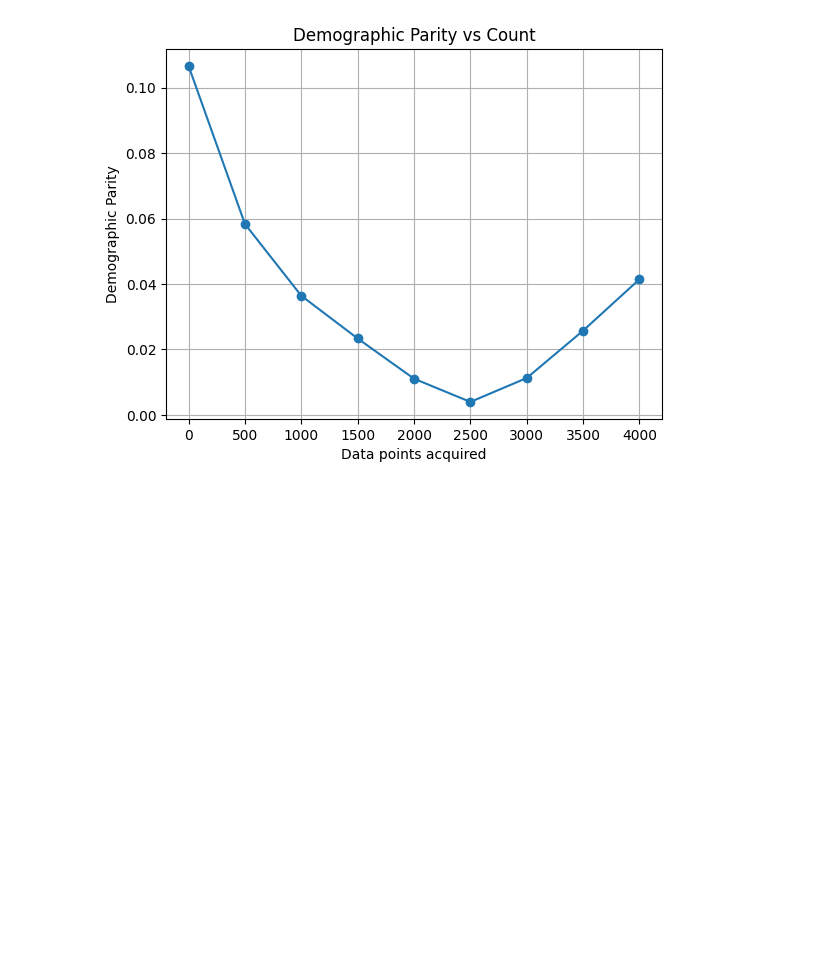
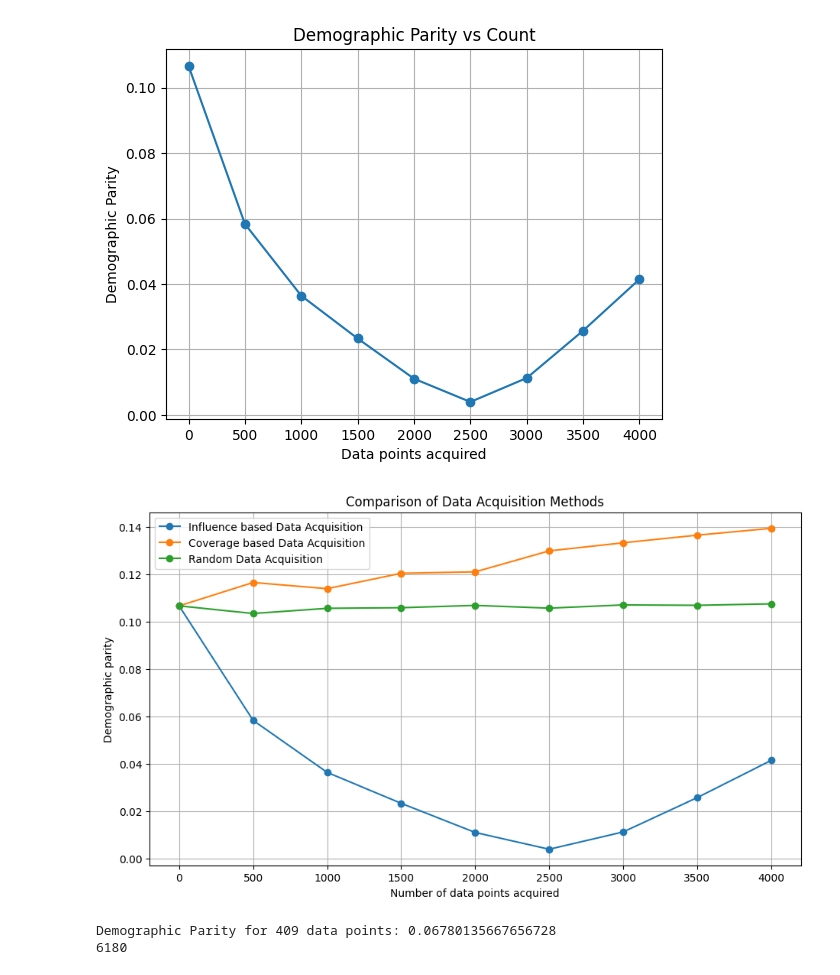
Before and after one commit to ekta0596/DataAcquisition-valuation, a Jupyter notebook: CompasDatasetInfluence.ipynb, the cells around one changed output. Cells and saved outputs as stored; diff of their text form; code cells hidden in the pictures; blank space fills up the shorter version.

```diff
--- a/CompasDatasetInfluence.ipynb
+++ b/CompasDatasetInfluence.ipynb
@@ -379,5 +605,63 @@ plt.grid(True)
 plt.show()
 # %% [output]
 [figure]
+# %%
+# Data for Influence based Data Acquisition calculating influence
+counts1 = list(dp_inf.keys())
+# counts_modified1 = [count / 8 for count in counts1]
+dp_values1 = list(dp_inf.values())
+
+
+# Data for Coverage based Data Acquisition
+counts2 = [0, 500, 1000, 1500, 2000, 2500, 3000, 3500, 4000]
+dp_values2 = [0.1066456, 0.11651, 0.11390, 0.12040, 0.12100, 0.129852, 0.13326, 0.13648, 0.13937]
+
+# Data for Random Data Acquisition
+counts3 = [0, 500, 1000, 1500, 2000, 2500, 3000, 3500, 4000]
+dp_values3 = [0.1066456, 0.1034437, 0.105614, 0.105865, 0.106849, 0.10568, 0.107044, 0.10688, 0.10750]
+plt.figure(figsize=(11, 6))
+
+# Plotting the dp values against the counts
+plt.plot(counts1, dp_values1, marker='o', label='Influence based Data Acquisition')
+plt.plot(counts2, dp_values2, marker='o', label='Coverage based Data Acquisition')
+plt.plot(counts3, dp_values3, marker='o', label='Random Data Acquisition')
+
+plt.title('Comparison of Data Acquisition Methods')
+plt.xlabel('Number of data points acquired')
+plt.ylabel('Demographic parity')
+plt.grid(True)
+plt.legend()  # Show legend with labels
+plt.show()
+# %% [output]
+[figure, added]
 # %%
 #2550 data points
+# %%
+# Influence based data acquisition for a particular number of data points
+
+# count_to_check = 2 #for threshold 10
+# count_to_check = 41 #for threshold = 50
+# count_to_check = 189 #for threshold = 100
+# count_to_check = 10 #for threshold = 200, 190 datapoints are already there
+# count_to_check = 1605 for threshold = 1000
+count_to_check = 409
+
+x_train_a = np.copy(X_train)
+y_train_a = np.copy(y_train)
+
+count =0
+
+for index, res in sorted_result_inf.items():
+    # print(index)
+    if count == count_to_check:
+        break
+    x_train_a = np.append(x_train_a, [X_train[index]], axis=0)
+    y_train_a = np.append(y_train_a, [y_train[index]])
+    count+=1
+
+dp_ia = demographic_parity(x_train_a, y_train_a, X_test)
+print(f"Demographic Parity for {count_to_check} data points: {dp_ia}")
+print(len(x_train_a))
+# %% [output]
+Demographic Parity for 409 data points: 0.06780135667656728
+6180
```
Also changed, not shown: parts of 20 cells of this notebook, 7 other files.
